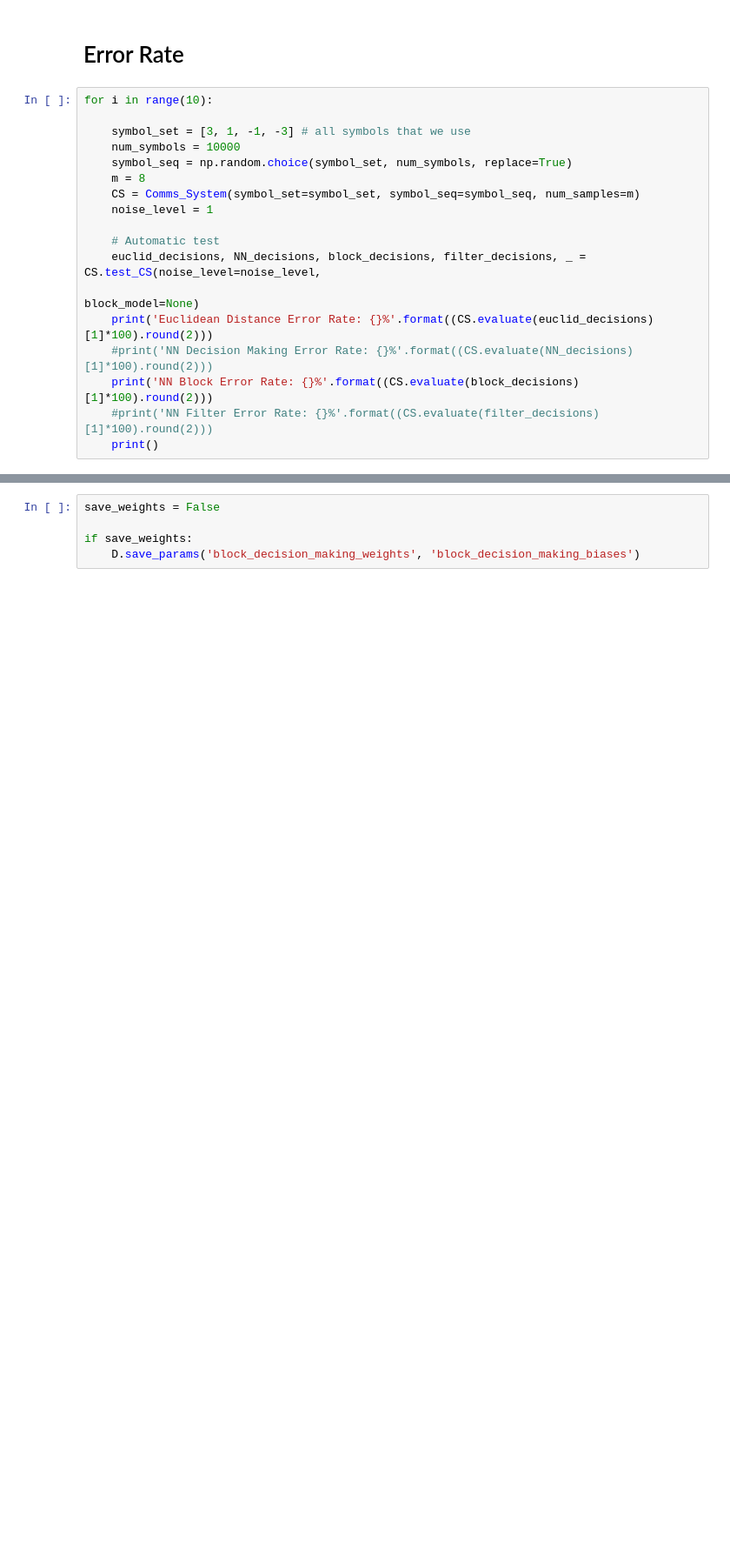
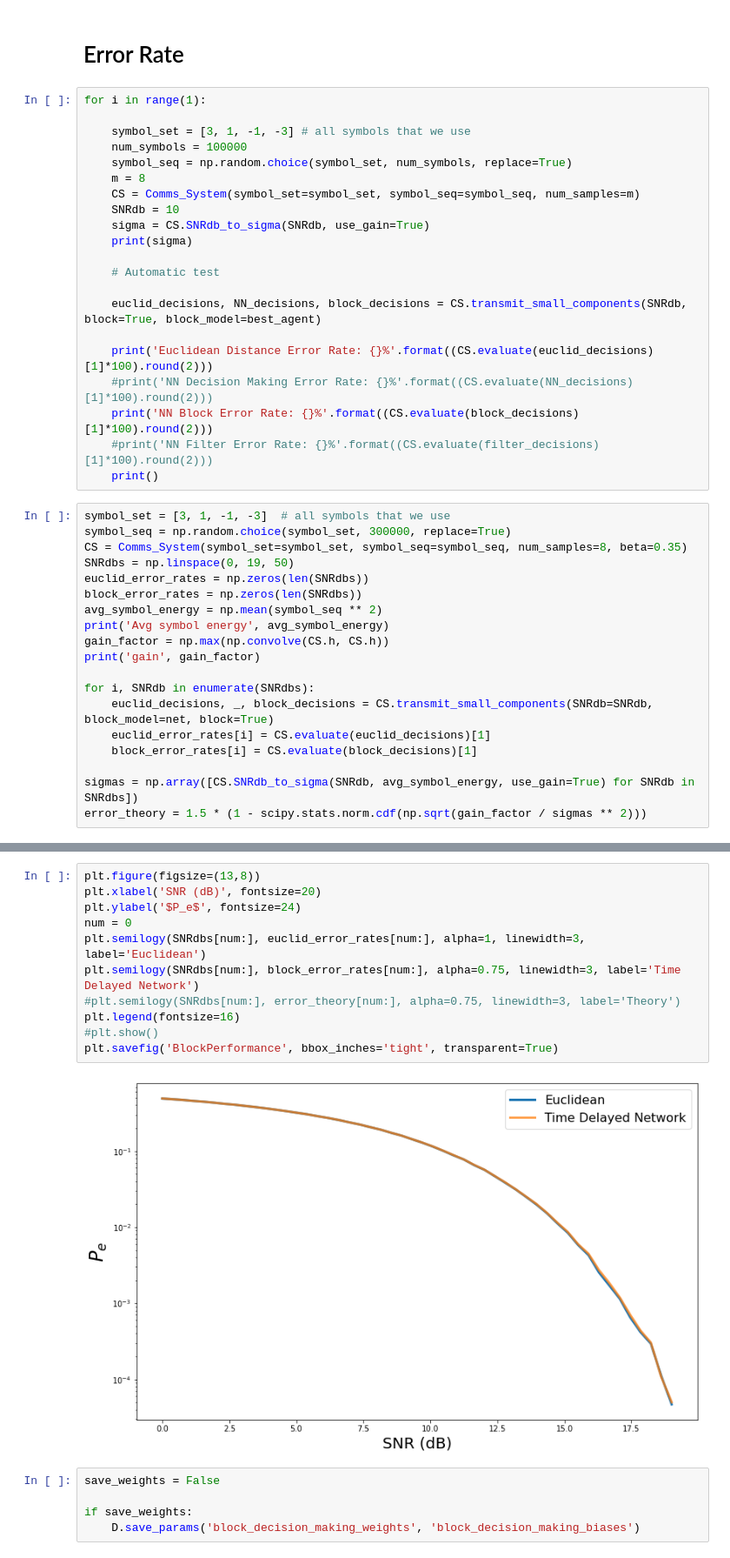
Before and after one commit to FaxMan1/Master-Thesis, a Jupyter notebook: Jupyter/BlockDecisionMaker.ipynb, the cells around one changed output, grey strips where cells are left out. Shown at 87% size. Drawn from its saved outputs; the diff is of its cells as text; blank space fills up the shorter version.

```diff
--- a/Jupyter/BlockDecisionMaker.ipynb
+++ b/Jupyter/BlockDecisionMaker.ipynb
@@ -90,20 +112,42 @@ print("Accuracy: ", (sum(correct_preds) / len(true_values)) * 100, "%")
 # %% [markdown]
 # Error Rate
 # %%
-for i in range(10):
+for i in range(1):
 
     symbol_set = [3, 1, -1, -3] # all symbols that we use
-    num_symbols = 10000
+    num_symbols = 100000
     symbol_seq = np.random.choice(symbol_set, num_symbols, replace=True)
     m = 8
     CS = Comms_System(symbol_set=symbol_set, symbol_seq=symbol_seq, num_samples=m)
-    noise_level = 1
+    SNRdb = 10
+    sigma = CS.SNRdb_to_sigma(SNRdb, use_gain=True)
+    print(sigma)
 
     # Automatic test
-    euclid_decisions, NN_decisions, block_decisions, filter_decisions, _ = CS.test_CS(noise_level=noise_level,
-                                                                                      block_model=None)
+
+    euclid_decisions, NN_decisions, block_decisions = CS.transmit_small_components(SNRdb, block=True, block_model=best_agent)
+
     print('Euclidean Distance Error Rate: {}%'.format((CS.evaluate(euclid_decisions)[1]*100).round(2)))
     #print('NN Decision Making Error Rate: {}%'.format((CS.evaluate(NN_decisions)[1]*100).round(2)))
     print('NN Block Error Rate: {}%'.format((CS.evaluate(block_decisions)[1]*100).round(2)))
     #print('NN Filter Error Rate: {}%'.format((CS.evaluate(filter_decisions)[1]*100).round(2)))
     print()
+# %%
+symbol_set = [3, 1, -1, -3]  # all symbols that we use
+symbol_seq = np.random.choice(symbol_set, 300000, replace=True)
+CS = Comms_System(symbol_set=symbol_set, symbol_seq=symbol_seq, num_samples=8, beta=0.35)
+SNRdbs = np.linspace(0, 19, 50)
+euclid_error_rates = np.zeros(len(SNRdbs))
+block_error_rates = np.zeros(len(SNRdbs))
+avg_symbol_energy = np.mean(symbol_seq ** 2)
+print('Avg symbol energy', avg_symbol_energy)
+gain_factor = np.max(np.convolve(CS.h, CS.h))
+print('gain', gain_factor)
+
+for i, SNRdb in enumerate(SNRdbs):
+    euclid_decisions, _, block_decisions = CS.transmit_small_components(SNRdb=SNRdb, block_model=net, block=True)
+    euclid_error_rates[i] = CS.evaluate(euclid_decisions)[1]
+    block_error_rates[i] = CS.evaluate(block_decisions)[1]
+
+sigmas = np.array([CS.SNRdb_to_sigma(SNRdb, avg_symbol_energy, use_gain=True) for SNRdb in SNRdbs])
+error_theory = 1.5 * (1 - scipy.stats.norm.cdf(np.sqrt(gain_factor / sigmas ** 2)))
@@ -110,3 +157,16 @@ for i in range(10):
+# %%
+plt.figure(figsize=(13,8))
+plt.xlabel('SNR (dB)', fontsize=20)
+plt.ylabel('$P_e$', fontsize=24)
+num = 0
+plt.semilogy(SNRdbs[num:], euclid_error_rates[num:], alpha=1, linewidth=3, label='Euclidean')
+plt.semilogy(SNRdbs[num:], block_error_rates[num:], alpha=0.75, linewidth=3, label='Time Delayed Network')
+#plt.semilogy(SNRdbs[num:], error_theory[num:], alpha=0.75, linewidth=3, label='Theory')
+plt.legend(fontsize=16)
+#plt.show()
+plt.savefig('BlockPerformance', bbox_inches='tight', transparent=True)
+# %% [output]
+[figure, added]
 # %%
 save_weights = False
 
```
Also changed, not shown: parts of 6 cells of this notebook, 4 other files.
